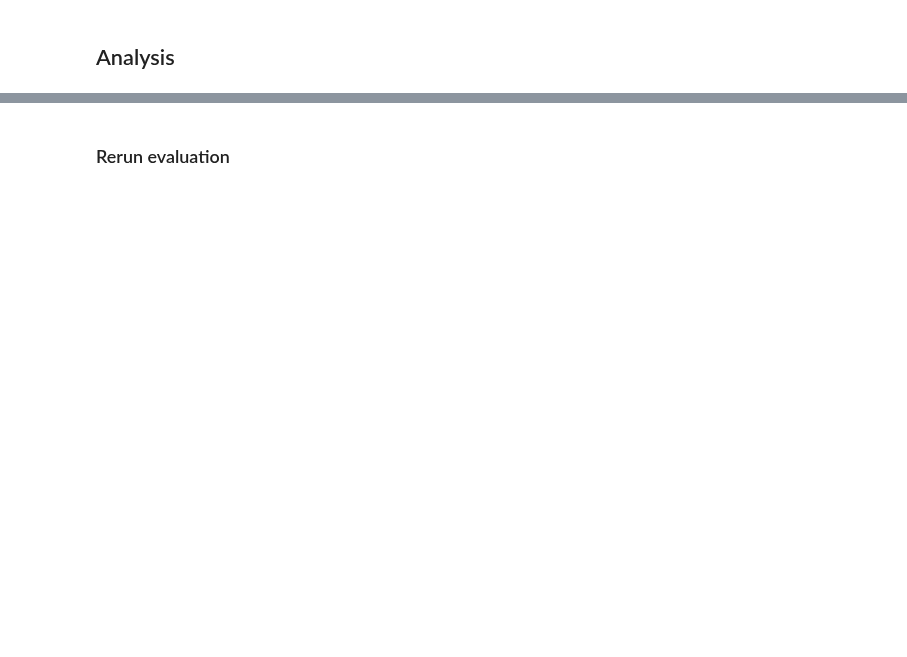
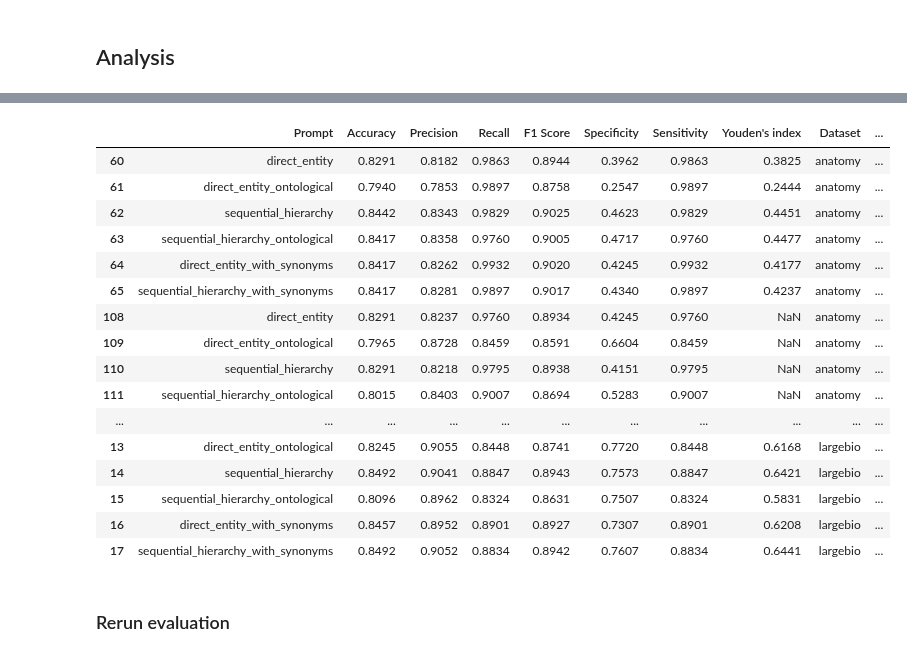
Before and after one commit to city-artificial-intelligence/logmap-llm-exp, a Jupyter notebook: notebooks/with_prompts_preprocessing copy.ipynb, the cells around one changed output, grey strips where cells are left out. Drawn from its saved outputs; the diff is of its cells as text; code cells hidden in the pictures; blank space fills up the shorter version.

```diff
--- a/notebooks/with_prompts_preprocessing copy.ipynb
+++ b/notebooks/with_prompts_preprocessing copy.ipynb
@@ -359,3 +336,100 @@ results_df
+# %%
+runs = [
+    ("2025-05-10_21-38-48", "gemini-2.5-flash-preview-04-17", "fma-snomed", "largebio"),
+    ("2025-05-10_21-26-58", "gemini-2.5-flash-preview-04-17", "fma-nci", "largebio"),
+    ("2025-05-10_20-48-45", "gemini-2.5-flash-preview-04-17", "snomed-nci", "largebio"),
+    ("2025-05-10_20-31-31", "gemini-2.0-flash", "omim-ordo", "bioml-2024"),
+    ("2025-05-10_20-26-50", "gemini-2.0-flash", "ncit-doid", "bioml-2024"),
+    ("2025-05-10_20-24-42", "gemini-2.5-flash-preview-04-17", "omim-ordo", "bioml-2024"),
+    ("2025-05-10_20-18-58", "gemini-2.0-flash", "snomed-ncit.pharm", "bioml-2024"),
+    ("2025-05-10_20-12-48", "gemini-2.5-flash-preview-04-17", "ncit-doid", "bioml-2024"),
+    ("2025-05-10_20-12-05", "gemini-2.0-flash", "snomed-ncit.neoplas", "bioml-2024"),
+    ("2025-05-10_20-04-10", "gemini-2.0-flash", "snomed-fma.body", "bioml-2024"),
+    ("2025-05-10_20-02-37", "gemini-2.0-flash", "human-mouse", "anatomy"),
+    ("2025-05-10_19-59-37", "gemini-2.5-flash-preview-04-17", "snomed-ncit.pharm", "bioml-2024"),
+    ("2025-05-10_19-58-03", "gemini-2.0-flash-lite", "omim-ordo", "bioml-2024"),
+    ("2025-05-10_19-54-15", "gemini-2.0-flash-lite", "ncit-doid", "bioml-2024"),
+    ("2025-05-10_19-47-56", "gemini-2.0-flash-lite", "snomed-ncit.pharm", "bioml-2024"),
+    ("2025-05-10_19-47-03", "gemini-2.5-flash-preview-04-17", "snomed-ncit.neoplas", "bioml-2024"),
+    ("2025-05-10_19-42-52", "gemini-2.0-flash-lite", "snomed-ncit.neoplas", "bioml-2024"),
+    ("2025-05-10_19-37-02", "gemini-2.0-flash-lite", "snomed-fma.body", "bioml-2024"),
+    ("2025-05-10_19-35-50", "gemini-2.0-flash-lite", "human-mouse", "anatomy"),
+    ("2025-05-10_19-32-25", "gemini-2.5-flash-preview-04-17", "snomed-fma.body", "bioml-2024"),
+    ("2025-05-10_19-29-40", "gemini-2.5-flash-preview-04-17", "human-mouse", "anatomy"),
+    ("2025-05-10_16-09-58", "gemini-2.0-flash", "fma-snomed", "largebio"),
+    ("2025-05-10_16-07-22", "gemini-2.0-flash-lite", "fma-snomed", "largebio"),
+    ("2025-05-10_16-05-15", "gemini-2.0-flash", "fma-nci", "largebio"),
+    ("2025-05-10_16-03-43", "gemini-2.0-flash-lite", "fma-nci", "largebio"),
+    ("2025-05-10_15-46-10", "gemini-2.0-flash-lite", "snomed-nci", "largebio"),
+    ("2025-05-10_15-44-53", "gemini-2.0-flash", "snomed-nci", "largebio"),
+    #   ('2025-05-08_15-29-28', 'gemini-2.0-flash', 'fma-nci', 'largebio'),
+    #   ('2025-05-01_11-47-16', 'gemini-2.0-flash', 'snomed-nci', 'largebio'),
+    #   ('2025-05-01_11-37-30', 'gemini-2.0-flash-lite', 'snomed-nci', 'largebio'),
+    #   ('2025-05-01_11-24-31', 'gemini-2.0-flash', 'fma-snomed', 'largebio'),
+    #   ('2025-05-01_11-19-48', 'gemini-2.0-flash-lite', 'fma-snomed', 'largebio'),
+    #   ('2025-05-01_11-15-05','gemini-2.0-flash','snomed-ncit.pharm','bioml-2024'),
+    #   ('2025-05-01_11-12-35', 'gemini-2.0-flash-lite','snomed-ncit.pharm','bioml-2024'),
+    #   ('2025-05-01_11-07-00','gemini-2.0-flash','snomed-ncit.neoplas','bioml-2024'),
+    #   ('2025-05-01_11-06-39','gemini-2.0-flash-lite','snomed-ncit.neoplas','bioml-2024'),
+    #   ('2025-05-01_10-56-46', 'gemini-2.0-flash', 'snomed-fma.body', 'bioml-2024'),
+    #   ('2025-05-01_10-50-33','gemini-2.0-flash-lite','snomed-fma.body','bioml-2024'),
+    #   ('2025-05-01_10-13-02', 'gemini-2.0-flash-lite', 'fma-snomed', 'largebio'),
+    #   ('2025-04-10_22-11-36', 'gemini-2.0-flash', 'ncit-doid', 'bioml-2024'),
+    #   ('2025-04-10_00-33-19', 'gemini-2.0-flash-lite', 'ncit-doid', 'bioml-2024'),
+    #   ('2025-04-06_22-05-02', 'gemini-2.0-flash-lite', 'omim-ordo', 'bioml-2024'),
+    #   ('2025-04-06_19-27-41', 'gemini-2.0-flash', 'omim-ordo', 'bioml-2024'),
+    #   ('2025-04-06_14-51-00', 'gemini-2.0-flash-lite', 'fma-nci', 'largebio'),
+    #   ('2025-04-06_14-18-46', 'gemini-2.0-flash', 'fma-nci', 'largebio'),
+    #   ('2025-04-04_19-41-28', 'gemini-2.0-flash', 'human-mouse', 'anatomy'),
+    #   ('2025-04-04_19-23-47', 'gemini-2.0-flash-lite', 'human-mouse', 'anatomy'),
+    #   ('2025-04-04_00-43-16', 'gemini-2.0-flash', 'fma-snomed', 'largebio'),
+    ("2025-03-28_10-15-04", "gpt-4o-mini", "fma-nci", "largebio"),
+    ("2025-03-19_23-32-20", "gpt-4o-mini", "omim-ordo", "bioml-2024"),
+    ("2025-03-19_22-17-52", "gpt-4o-mini", "ncit-doid", "bioml-2024"),
+    ("2025-03-19_19-48-41", "gpt-4o-mini", "human-mouse", "anatomy"),
+    ("2025-03-14_00-40-55", "gpt-4o-mini", "ncit-doid", "bioml-2024"),
+    ("2025-03-12_17-21-53", "gpt-4o-mini", "human-mouse", "anatomy"),
+    ("2025-03-12_14-43-32", "gpt-4o-mini", "omim-ordo", "bioml-2024"),
+]
+
+suffix = ""
+
+dfs = []
+for run_subdir, model, set_name, dataset in runs:
+    metrics_df = read_run_metrics_df(run_subdir, suffix)
+    for col, value in zip(["Dataset", "SubSet", "Model"], [dataset, set_name, model]):
+        if col not in metrics_df.columns:
+            metrics_df[col] = value
+
+    if "Experiment" in metrics_df.columns:
+        metrics_df = metrics_df.rename(columns={"Experiment": "Prompt"})
+
+    metrics_df["Run"] = run_subdir
+    dfs.append(metrics_df)
+
+results_df = pd.concat(dfs, ignore_index=True)
+results_df = results_df.sort_values(by=["Dataset", "SubSet", "Model"])
+
+results_df.to_csv(f"runs/all_runs_metrics_new{suffix}.csv", index=False)
+results_df
+# %% [output]
+|  | Prompt | Accuracy | Precision | Recall | F1 Score | Specificity | Sensitivity | Youden's index | Dataset | ... |
+| 60 | direct_entity | 0.8291 | 0.8182 | 0.9863 | 0.8944 | 0.3962 | 0.9863 | 0.3825 | anatomy | ... |
+| 61 | direct_entity_ontological | 0.7940 | 0.7853 | 0.9897 | 0.8758 | 0.2547 | 0.9897 | 0.2444 | anatomy | ... |
+| 62 | sequential_hierarchy | 0.8442 | 0.8343 | 0.9829 | 0.9025 | 0.4623 | 0.9829 | 0.4451 | anatomy | ... |
+| 63 | sequential_hierarchy_ontological | 0.8417 | 0.8358 | 0.9760 | 0.9005 | 0.4717 | 0.9760 | 0.4477 | anatomy | ... |
+| 64 | direct_entity_with_synonyms | 0.8417 | 0.8262 | 0.9932 | 0.9020 | 0.4245 | 0.9932 | 0.4177 | anatomy | ... |
+| 65 | sequential_hierarchy_with_synonyms | 0.8417 | 0.8281 | 0.9897 | 0.9017 | 0.4340 | 0.9897 | 0.4237 | anatomy | ... |
+| 108 | direct_entity | 0.8291 | 0.8237 | 0.9760 | 0.8934 | 0.4245 | 0.9760 | NaN | anatomy | ... |
+| 109 | direct_entity_ontological | 0.7965 | 0.8728 | 0.8459 | 0.8591 | 0.6604 | 0.8459 | NaN | anatomy | ... |
+| 110 | sequential_hierarchy | 0.8291 | 0.8218 | 0.9795 | 0.8938 | 0.4151 | 0.9795 | NaN | anatomy | ... |
+| 111 | sequential_hierarchy_ontological | 0.8015 | 0.8403 | 0.9007 | 0.8694 | 0.5283 | 0.9007 | NaN | anatomy | ... |
+| ... | ... | ... | ... | ... | ... | ... | ... | ... | ... | ... |
+| 13 | direct_entity_ontological | 0.8245 | 0.9055 | 0.8448 | 0.8741 | 0.7720 | 0.8448 | 0.6168 | largebio | ... |
+| 14 | sequential_hierarchy | 0.8492 | 0.9041 | 0.8847 | 0.8943 | 0.7573 | 0.8847 | 0.6421 | largebio | ... |
+| 15 | sequential_hierarchy_ontological | 0.8096 | 0.8962 | 0.8324 | 0.8631 | 0.7507 | 0.8324 | 0.5831 | largebio | ... |
+| 16 | direct_entity_with_synonyms | 0.8457 | 0.8952 | 0.8901 | 0.8927 | 0.7307 | 0.8901 | 0.6208 | largebio | ... |
+| 17 | sequential_hierarchy_with_synonyms | 0.8492 | 0.9052 | 0.8834 | 0.8942 | 0.7607 | 0.8834 | 0.6441 | largebio | ... |
 # %% [markdown]
 ### Rerun evaluation
 # %%
```
Also changed, not shown: parts of 5 cells of this notebook, 3 other files.
